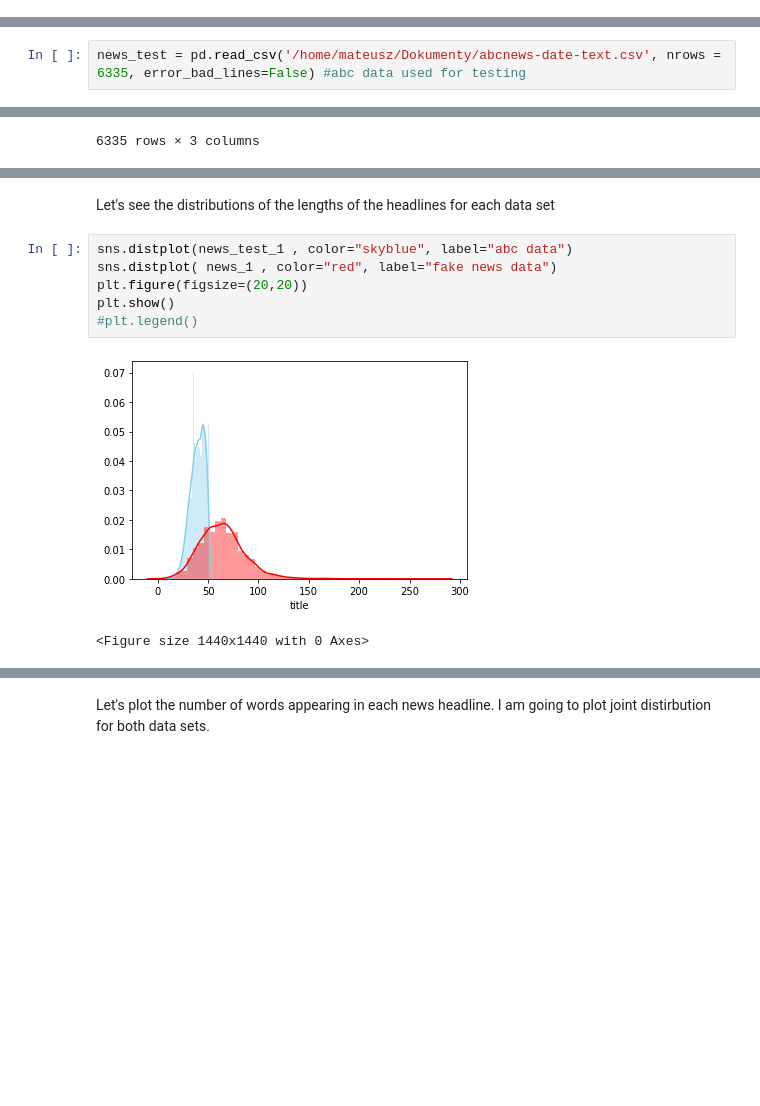
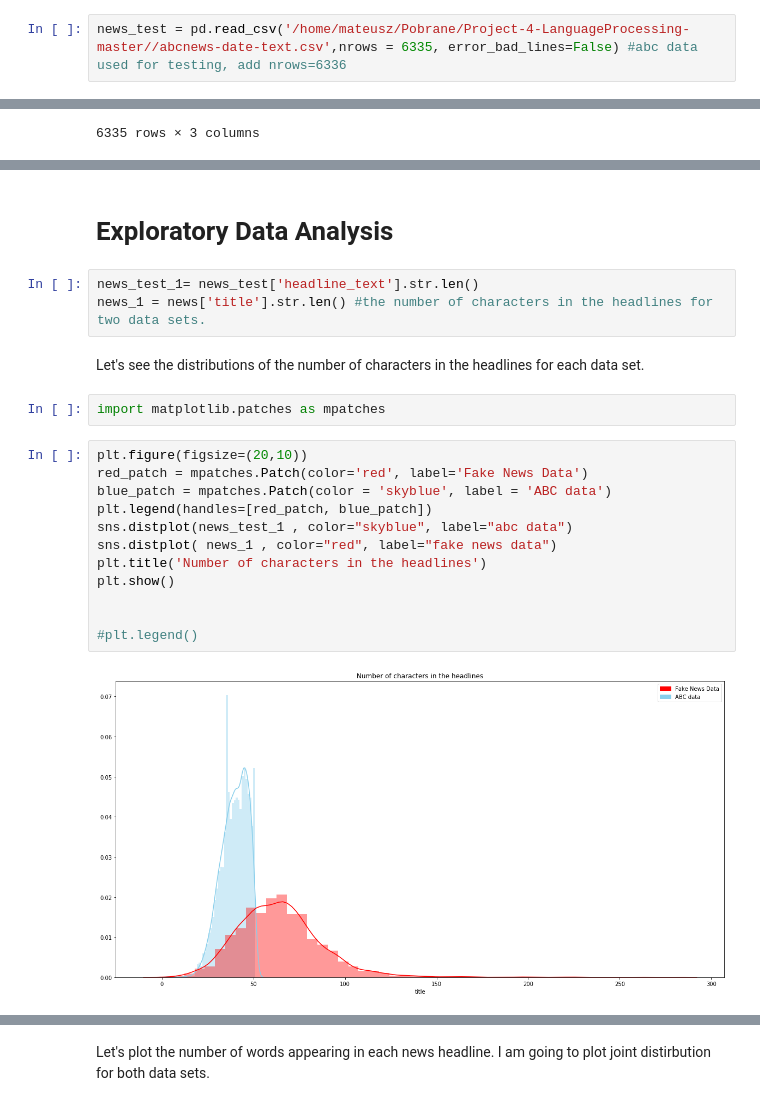
Before and after one commit to Cauchy-1899c/Project-4-LanguageProcessing, a Jupyter notebook: DST assignment 3 Kexi, Kostas, Haimeng, Mateusz.ipynb, the cells around one changed output, grey strips where cells are left out. Cells and saved outputs as stored; diff of their text form; blank space fills up the shorter version.

Commit message:
some changes
added plots some code and Kostas' description

```diff
--- a/DST assignment 3 Kexi, Kostas, Haimeng, Mateusz.ipynb
+++ b/DST assignment 3 Kexi, Kostas, Haimeng, Mateusz.ipynb
@@ -61,2 +61,4 @@ Name: title, Length: 6335, dtype: object
+# %%
+news_test = pd.read_csv('/home/mateusz/Pobrane/Project-4-LanguageProcessing-master//abcnews-date-text.csv',nrows = 6335, error_bad_lines=False) #abc data used for testing, add nrows=6336
 # %% [markdown]
 Let's make the titles lower case
@@ -91,8 +90,6 @@ news
 For our later analysis we will rather not use column 'text'. However, we'll keep it for a time being as some ideas how to use it be may concieved.
 # %% [markdown]
 Let's load second data set with headlines from abc news. We will use it later as our testing data for fake detection system. Let's select 6335 rows to make the number of rows for both datasets even.
-# %%
-news_test = pd.read_csv('/home/mateusz/Dokumenty/abcnews-date-text.csv', nrows = 6335, error_bad_lines=False) #abc data used for testing
 # %%
 news_test['label'] = 'REAL'
 news_test.head()
@@ -149,11 +159,23 @@ news_1 = news['title'].str.len()
+# %% [markdown]
+# Exploratory Data Analysis
+# %%
+news_test_1= news_test['headline_text'].str.len()
+news_1 = news['title'].str.len() #the number of characters in the headlines for two data sets.
 # %% [markdown]
-Let's see the distributions of the lengths of the headlines for each data set
+Let's see the distributions of the number of characters in the headlines for each data set.
+# %%
+import matplotlib.patches as mpatches
 # %%
+plt.figure(figsize=(20,10))
+red_patch = mpatches.Patch(color='red', label='Fake News Data')
+blue_patch = mpatches.Patch(color = 'skyblue', label = 'ABC data')
+plt.legend(handles=[red_patch, blue_patch])
 sns.distplot(news_test_1 , color="skyblue", label="abc data")
 sns.distplot( news_1 , color="red", label="fake news data")
-plt.figure(figsize=(20,20))
+plt.title('Number of characters in the headlines')
 plt.show()
+
+
 #plt.legend()
 # %% [output]
-[figure, old version]
+[figure, new version]
-<Figure size 1440x1440 with 0 Axes>
```
Also changed, not shown: parts of 121 cells of this notebook.
